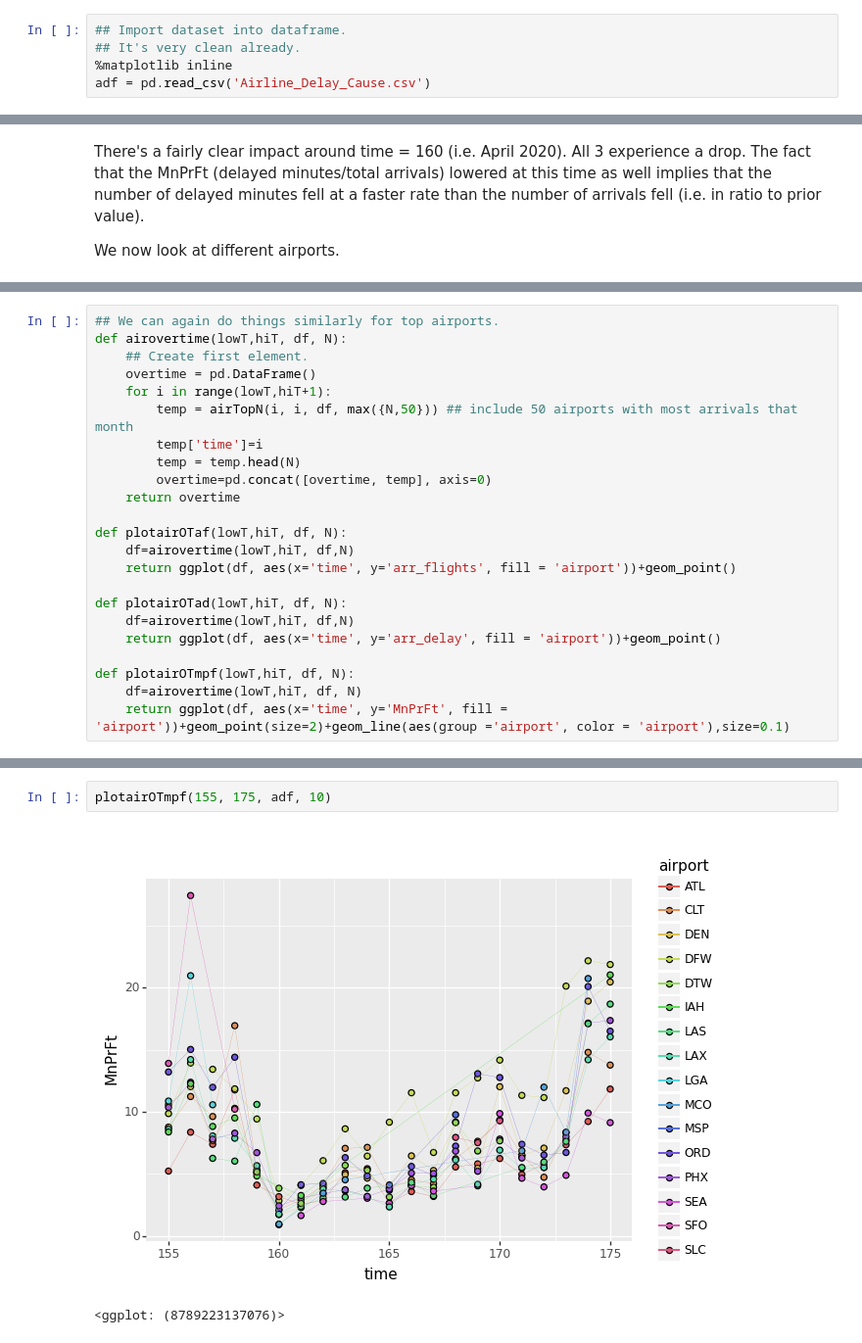
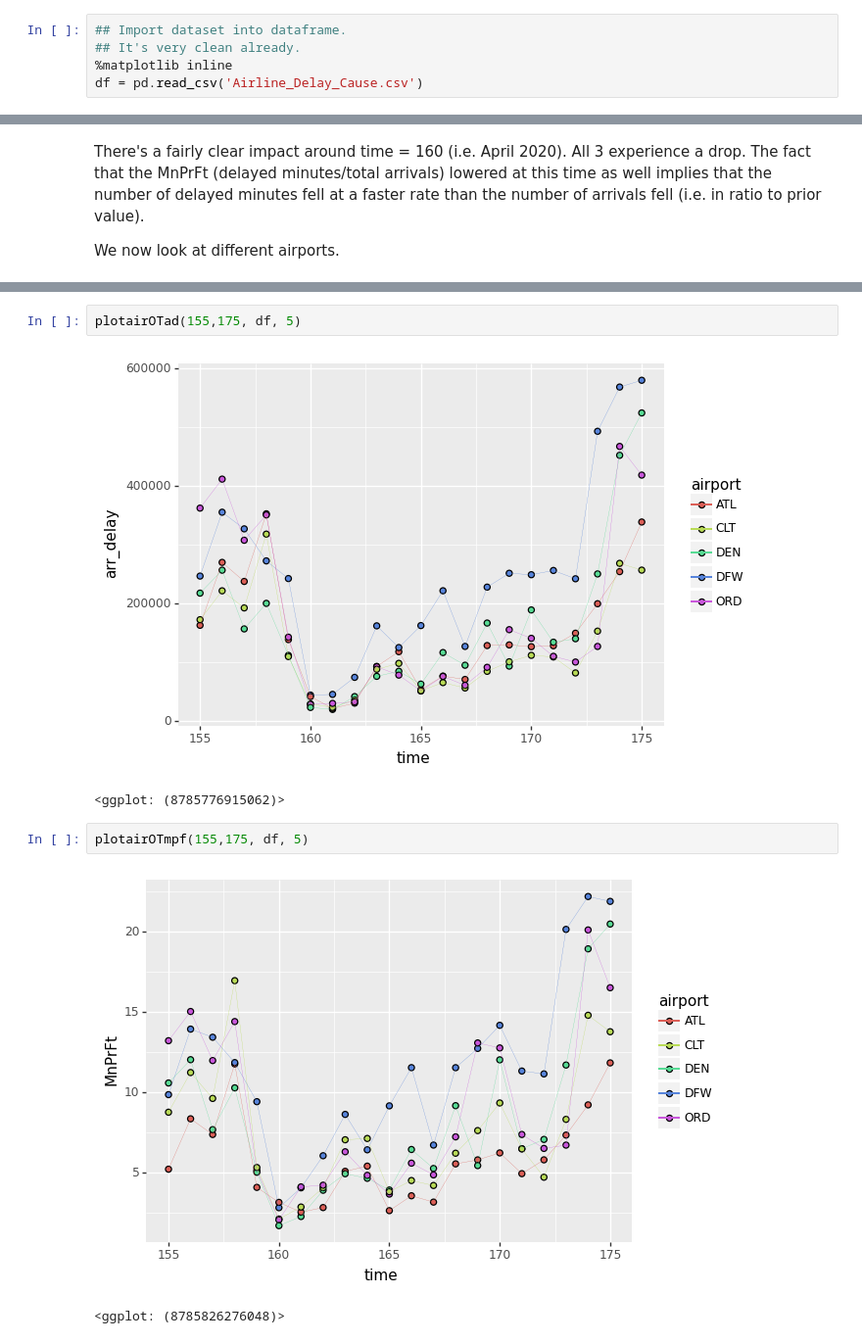
Before and after one commit to acsuf/US_Flight_Delays, a Jupyter notebook: python-project.ipynb, the cells around one changed output, grey strips where cells are left out. Shown at 98% size. Saved outputs shown, nothing was run; the diff lists cells and outputs as text.

```diff
--- a/python-project.ipynb
+++ b/python-project.ipynb
@@ -7,4 +8,4 @@ pd.options.display.max_rows = 100
 ## Import dataset into dataframe.
 ## It's very clean already.
 %matplotlib inline
-adf = pd.read_csv('Airline_Delay_Cause.csv')
+df = pd.read_csv('Airline_Delay_Cause.csv')
@@ -234,23 +91,0 @@ plotcarOTmpf(155,175,adf, 5)
-# %%
-## We can again do things similarly for top airports.
-def airovertime(lowT,hiT, df, N):
-    ## Create first element.
-    overtime = pd.DataFrame()
-    for i in range(lowT,hiT+1):
-        temp = airTopN(i, i, df, max({N,50})) ## include 50 airports with most arrivals that month
-        temp['time']=i
-        temp = temp.head(N)
-        overtime=pd.concat([overtime, temp], axis=0)
-    return overtime
-
-def plotairOTaf(lowT,hiT, df, N):
-    df=airovertime(lowT,hiT, df,N)
-    return ggplot(df, aes(x='time', y='arr_flights', fill = 'airport'))+geom_point()
-
-def plotairOTad(lowT,hiT, df, N):
-    df=airovertime(lowT,hiT, df,N)
-    return ggplot(df, aes(x='time', y='arr_delay', fill = 'airport'))+geom_point()
-
-def plotairOTmpf(lowT,hiT, df, N):
-    df=airovertime(lowT,hiT, df, N)
-    return ggplot(df, aes(x='time', y='MnPrFt', fill = 'airport'))+geom_point(size=2)+geom_line(aes(group ='airport', color = 'airport'),size=0.1)
@@ -257,5 +105,10 @@ def plotairOTmpf(lowT,hiT, df, N):
+# %%
+plotairOTad(155,175, df, 5)
+# %% [output]
+[figure, added]
+<ggplot: (8785776915062)>
 # %%
-plotairOTmpf(155, 175, adf, 10)
+plotairOTmpf(155,175, df, 5)
 # %% [output]
-[figure, old version]
+[figure, new version]
-<ggplot: (8789223137076)>
+<ggplot: (8785826276048)>
```
Also changed, not shown: parts of 39 cells of this notebook, 1 other file.
